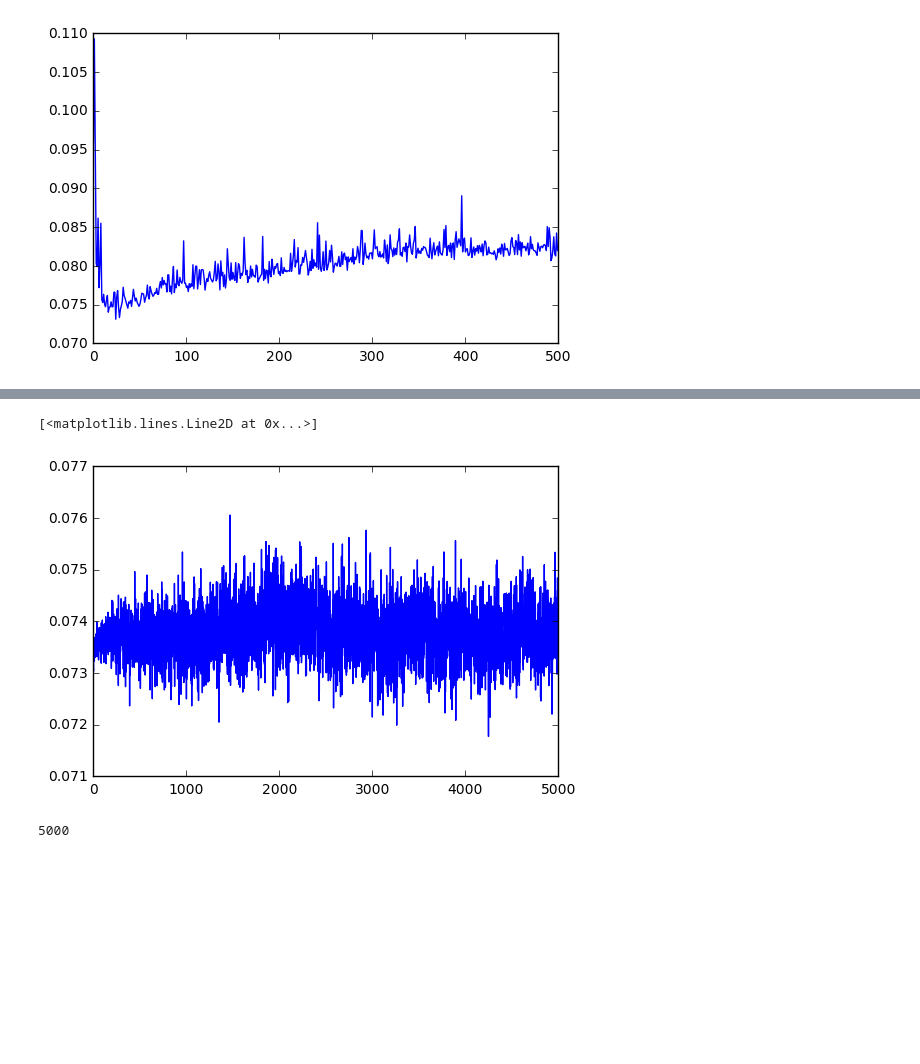
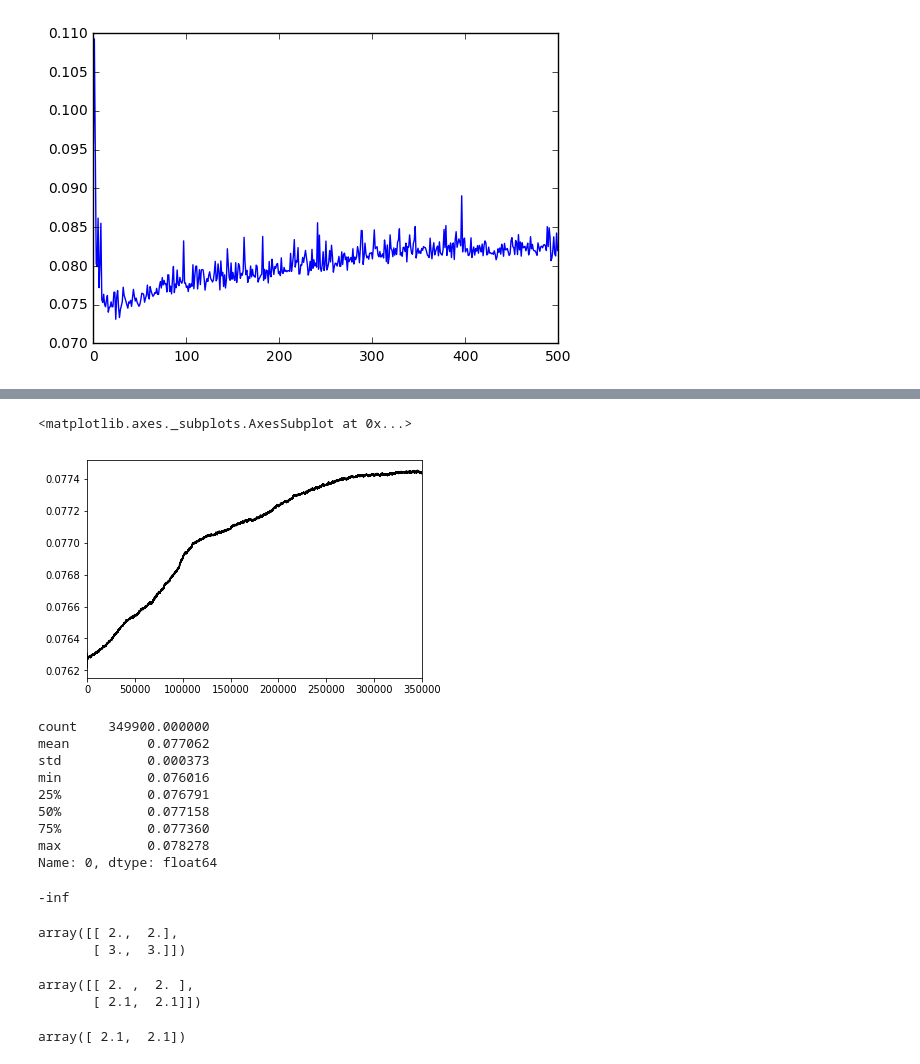
Before and after one commit to mircean/ML, a Jupyter notebook: DeepLearning/Zillow/Zillow.ipynb, the cells around one changed output, grey strips where cells are left out. Saved outputs shown, nothing was run; the diff lists cells and outputs as text; code cells hidden in the pictures; blank space fills up the shorter version.

```diff
--- a/DeepLearning/Zillow/Zillow.ipynb
+++ b/DeepLearning/Zillow/Zillow.ipynb
@@ -330,10 +299,39 @@ max       0.070219
 Name: 0, dtype: float64
-# %%
-plt.plot(results_my['eval1'])
-# %% [output]
-[<matplotlib.lines.Line2D at 0x...>]
-[figure, removed]
-# %%
-len(results_my['eval1'])
-# %% [output]
-5000
+# %%
+df_eval1 = pd.DataFrame(results_my['eval1'][100:])
+df_eval1[0].ewm(span=1000).mean().plot(style='k')
+# %% [output]
+<matplotlib.axes._subplots.AxesSubplot at 0x...>
+[figure, added]
+# %%
+df_eval1[0].describe()
+# %% [output]
+count    349900.000000
+mean          0.077062
+std           0.000373
+min           0.076016
+25%           0.076791
+50%           0.077158
+75%           0.077360
+max           0.078278
+Name: 0, dtype: float64
+# %%
+np.log(1e-324)
+# %% [output]
+-inf
+# %%
+A = np.array([[2.,2.], [3.,3.]])
+A
+# %% [output]
+array([[ 2.,  2.],
+       [ 3.,  3.]])
+# %%
+A[A > 2] = 2.1
+A
+# %% [output]
+array([[ 2. ,  2. ],
+       [ 2.1,  2.1]])
+# %%
+np.max(A, axis=0)
+# %% [output]
+array([ 2.1,  2.1])
```
Also changed, not shown: parts of 24 cells of this notebook, 19 other files.
